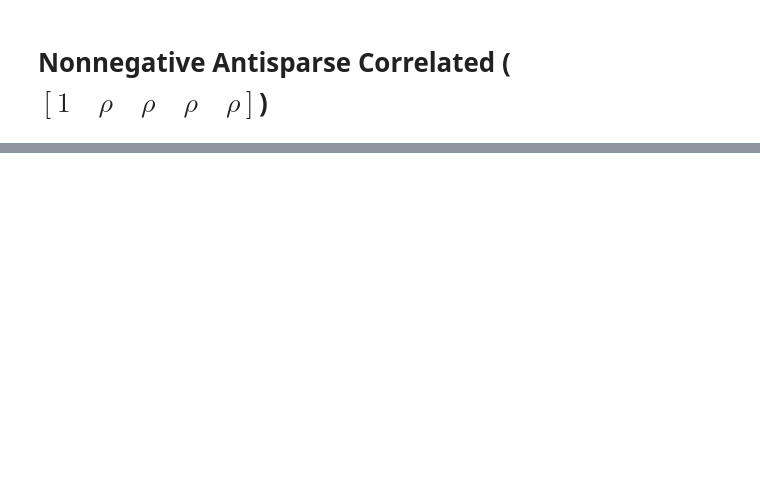
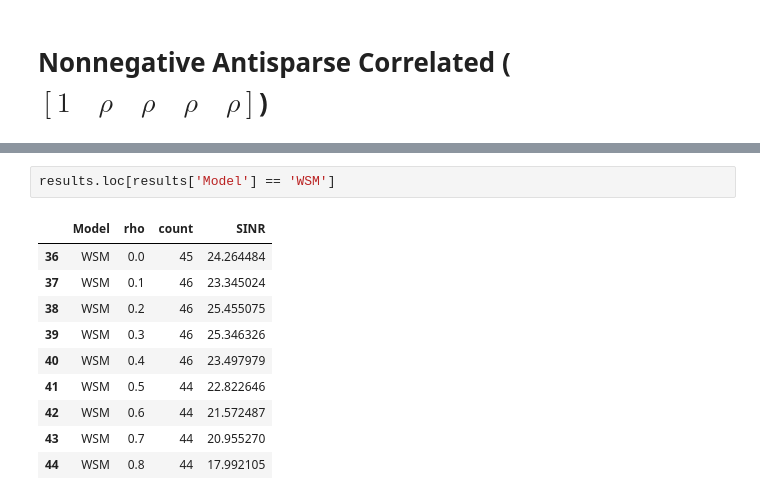
Before and after one commit to BariscanBozkurt/Biologically-Plausible-DetMaxNNs-for-Blind-Source-Separation, a Jupyter notebook: Simulations/AnalyzeSimulationResults/PlotSimulationResults_Antisparse.ipynb, the cells around one changed output, grey strips where cells are left out. Drawn from its saved outputs; the diff is of its cells as text; blank space fills up the shorter version.

```diff
--- a/Simulations/AnalyzeSimulationResults/PlotSimulationResults_Antisparse.ipynb
+++ b/Simulations/AnalyzeSimulationResults/PlotSimulationResults_Antisparse.ipynb
@@ -90,0 +162,13 @@ findfont: Font family ['Times New Roman'] not found. Falling back to DejaVu Sans
+# %%
+results.loc[results['Model'] == 'WSM']
+# %% [output]
+|  | Model | rho | count | SINR |
+| 36 | WSM | 0.0 | 45 | 24.264484 |
+| 37 | WSM | 0.1 | 46 | 23.345024 |
+| 38 | WSM | 0.2 | 46 | 25.455075 |
+| 39 | WSM | 0.3 | 46 | 25.346326 |
+| 40 | WSM | 0.4 | 46 | 23.497979 |
+| 41 | WSM | 0.5 | 44 | 22.822646 |
+| 42 | WSM | 0.6 | 44 | 21.572487 |
+| 43 | WSM | 0.7 | 44 | 20.955270 |
+| 44 | WSM | 0.8 | 44 | 17.992105 |
```
Also changed, not shown: parts of 5 cells of this notebook, 3 other files.
